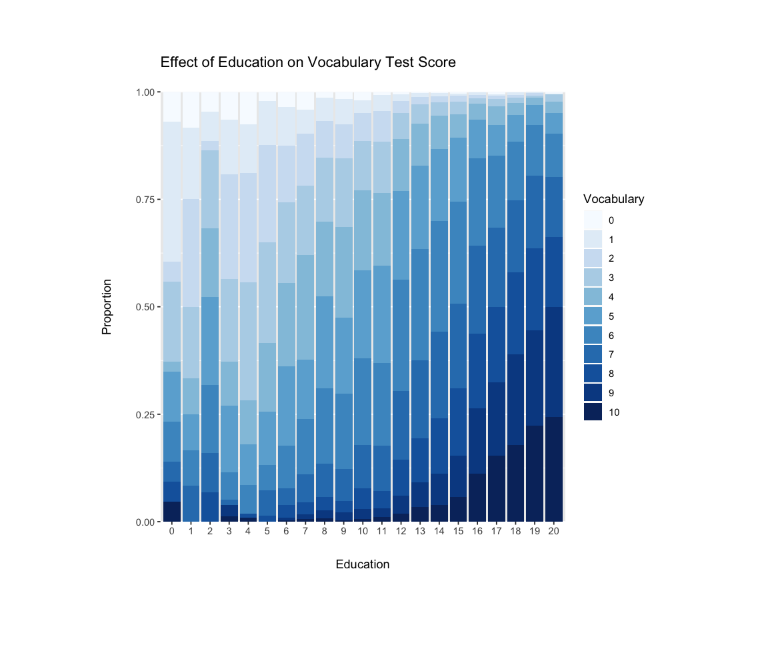
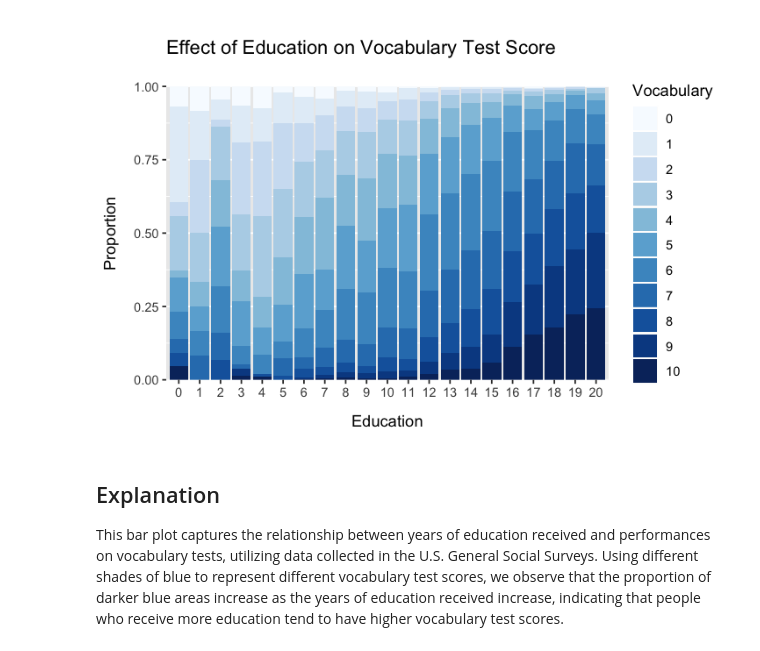
Before and after one commit to ydDianYu/Vocabulary_Data_Set_Visualization, a Jupyter notebook: Vocabulary_Data_Set_Visualization.ipynb, the cells around one changed output. Cells and saved outputs as stored; diff of their text form; code cells hidden in the pictures; blank space fills up the shorter version.

```diff
--- a/Vocabulary_Data_Set_Visualization.ipynb
+++ b/Vocabulary_Data_Set_Visualization.ipynb
@@ -1,17 +1,21 @@
 # %%
 library("carData")
 library("RColorBrewer")
 library("ggplot2")
 blues <- brewer.pal(9, "Blues")
 blue_range <- colorRampPalette(blues)
+options(repr.plot.width = 6, repr.plot.height = 4)
 ggplot(Vocab, aes(factor(education), fill = factor(vocabulary))) +
   geom_bar(position = "fill") +
   scale_fill_manual(values = blue_range(11)) +
   labs(x = "Education", y = "Proportion", fill = "Vocabulary",
        title = "Effect of Education on Vocabulary Test Score") +
   scale_y_continuous(expand = c(0, 0)) +
-  theme(axis.title.x = element_text(margin=margin(20, 0, 0, 0)),
-        axis.title.y = element_text(margin=margin(0, 20, 0, 0)),
-        plot.title = element_text(margin=margin(30, 0, 20, 0)))
+  theme(axis.title.x = element_text(margin=margin(10, 0, 0, 0)),
+        axis.title.y = element_text(margin=margin(0, 10, 0, 0)),
+        plot.title = element_text(margin=margin(10, 0, 20, 0)))
 # %% [output]
-[figure, old version]
+[figure, new version]
+# %% [markdown]
+## Explanation
+This bar plot captures the relationship between years of education received and performances on vocabulary tests, utilizing data collected in the U.S. General Social Surveys. Using different shades of blue to represent different vocabulary test scores, we observe that the proportion of darker blue areas increase as the years of education received increase, indicating that people who receive more education tend to have higher vocabulary test scores.
```
